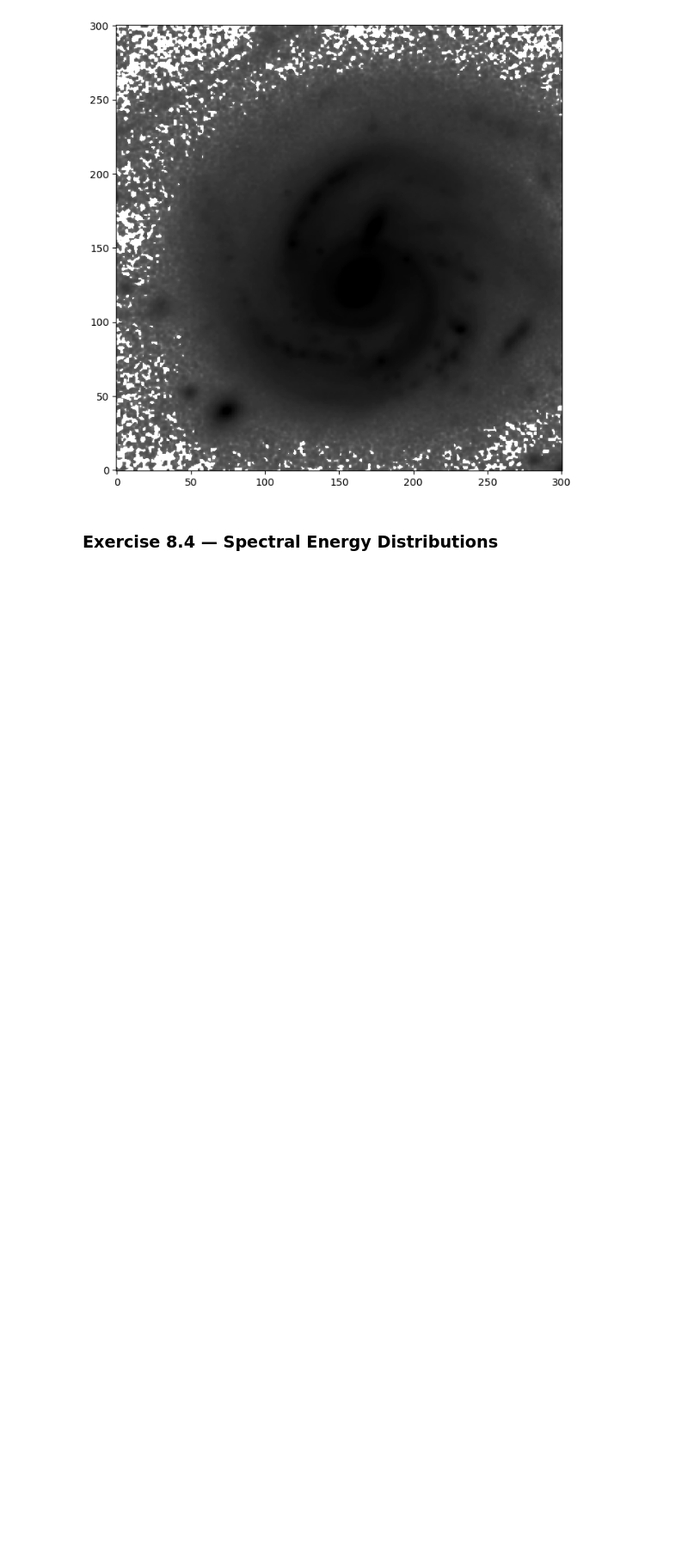
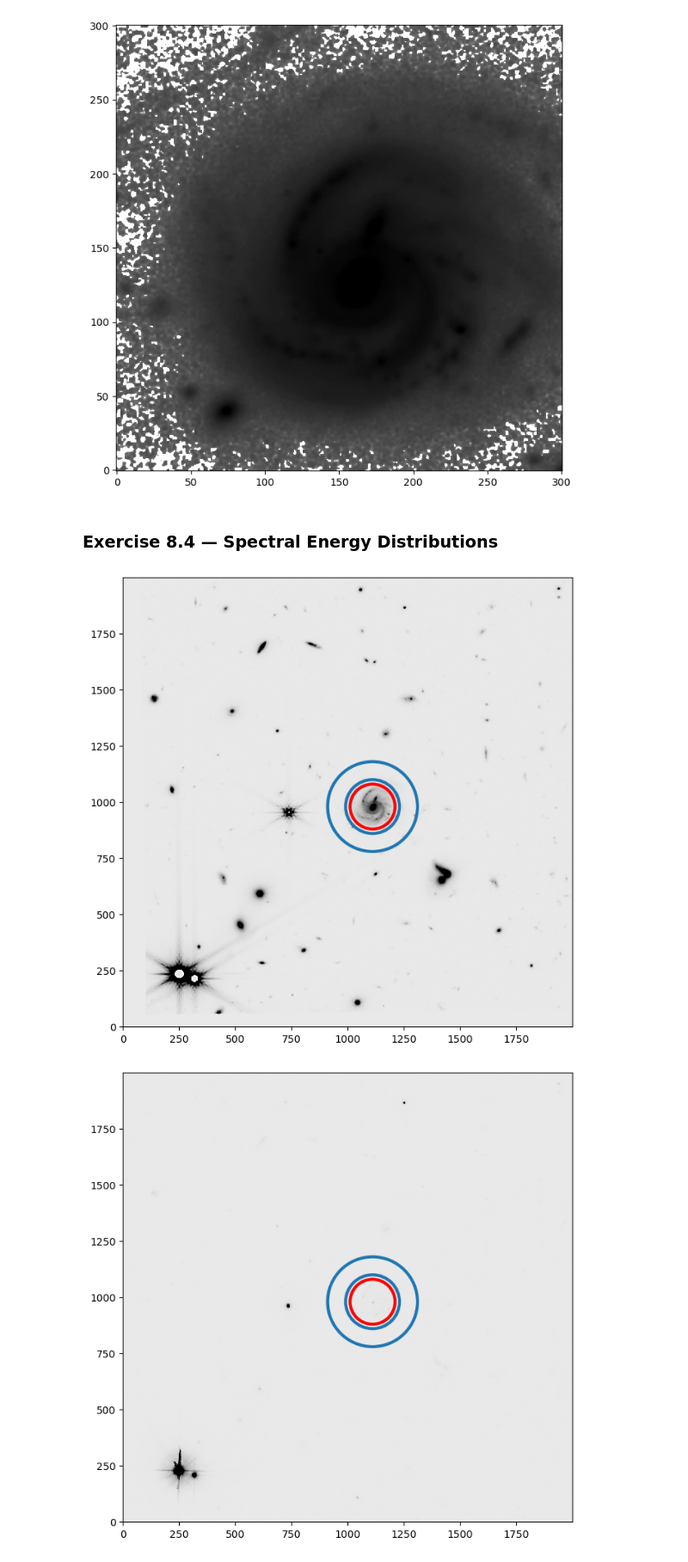
Before and after one commit to hexijin/scientific-data-analysis, a Jupyter notebook: psets/ps04.ipynb, the cells around one changed output. Shown at 86% size. Saved outputs shown, nothing was run; the diff lists cells and outputs as text; code cells hidden in the pictures; blank space fills up the shorter version.

```diff
--- a/psets/ps04.ipynb
+++ b/psets/ps04.ipynb
@@ -109,3 +109,54 @@ ax.imshow(cropped_image, norm=norm, cmap='gray_r', origin='lower');
 [figure]
 # %% [markdown]
 ### Exercise 8.4 &mdash; Spectral Energy Distributions
+# %%
+### Aperture Photometry
+
+### Circular Aperture and Annulus
+
+from photutils.aperture import CircularAperture, CircularAnnulus
+
+# define pixel aperture and annulus
+aperture = CircularAperture([1110, 980], r=100)
+aperture = CircularAperture([1110, 980], r=100)
+bg_annulus = CircularAnnulus([1110, 980], r_in=120, r_out=200)
+
+fig, ax = plt.subplots(figsize=(8,8))
+ax.imshow(image, vmin=vmin, vmax=vmax, cmap='gray_r', origin='lower')
+aperture.plot(color='r', lw=3)
+bg_annulus.plot(color='C0', lw=3);
+
+
+# open the file
+
+image_paths = [
+    '../BookDatasets/HST_JWST/hst_f606W_crop.fits',
+    '../BookDatasets/HST_JWST/hst_f814W_crop.fits',
+    '../BookDatasets/HST_JWST/jwst_f150W_crop.fits',
+    '../BookDatasets/HST_JWST/jwst_f277W_crop.fits',
+    '../BookDatasets/HST_JWST/jwst_f444W_crop.fits'
+]
+
+def load_fits_image(image_path):
+    with fits.open(image_path) as hdu:
+        image = hdu[0].data
+    return image
+
+images = [load_fits_image(image_path) for image_path in image_paths]
+
+def plot_aperture(image):
+    # Define pixel aperture and annulus
+    aperture = CircularAperture([1110, 980], r=100)
+    bg_annulus = CircularAnnulus([1110, 980], r_in=120, r_out=200)
+
+    # Create plot
+    fig, ax = plt.subplots(figsize=(8,8))
+    ax.imshow(image, vmin=vmin, vmax=vmax, cmap='gray_r', origin='lower')
+    aperture.plot(color='r', lw=3)
+    bg_annulus.plot(color='C0', lw=3)
+
+for image in images:
+    plot_aperture(image)
+# %% [output]
+[figure, added]
+[figure, added]
```
Also changed, not shown: parts of 1 cell of this notebook.
